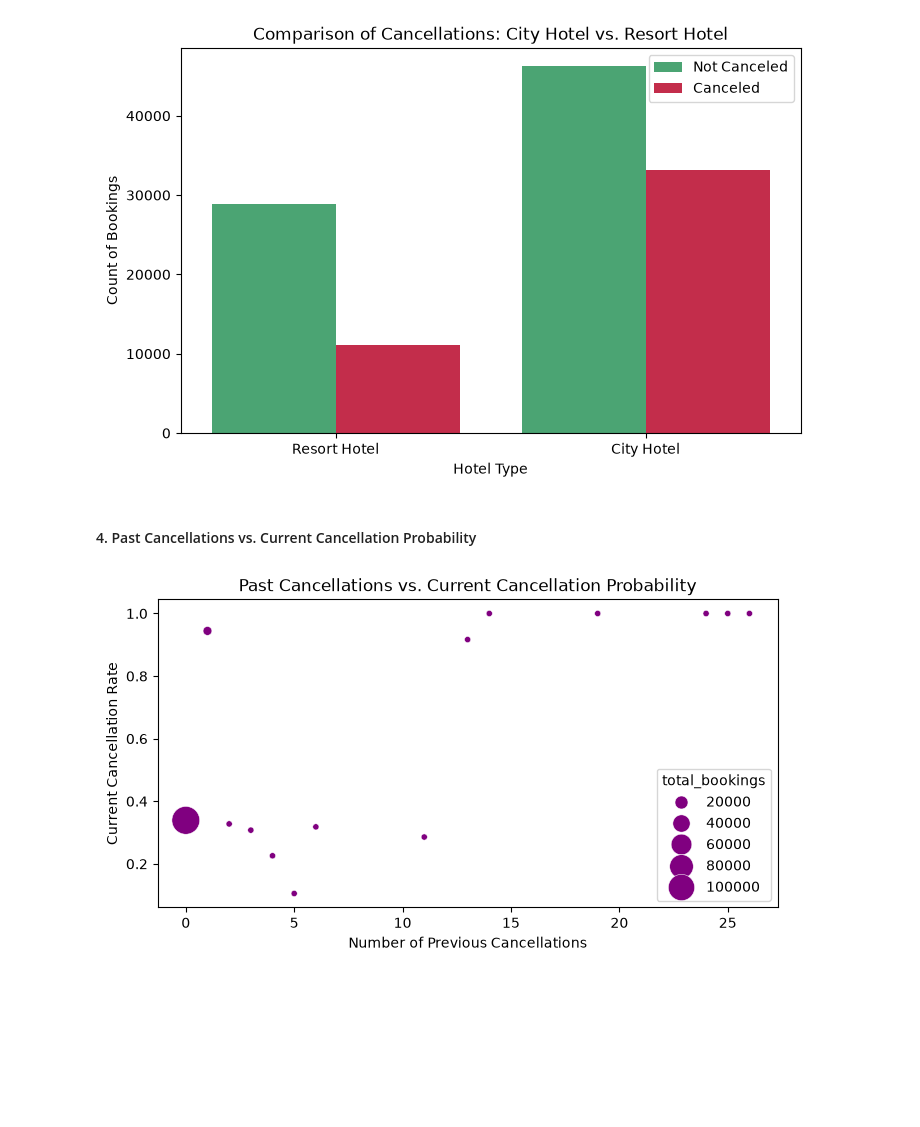
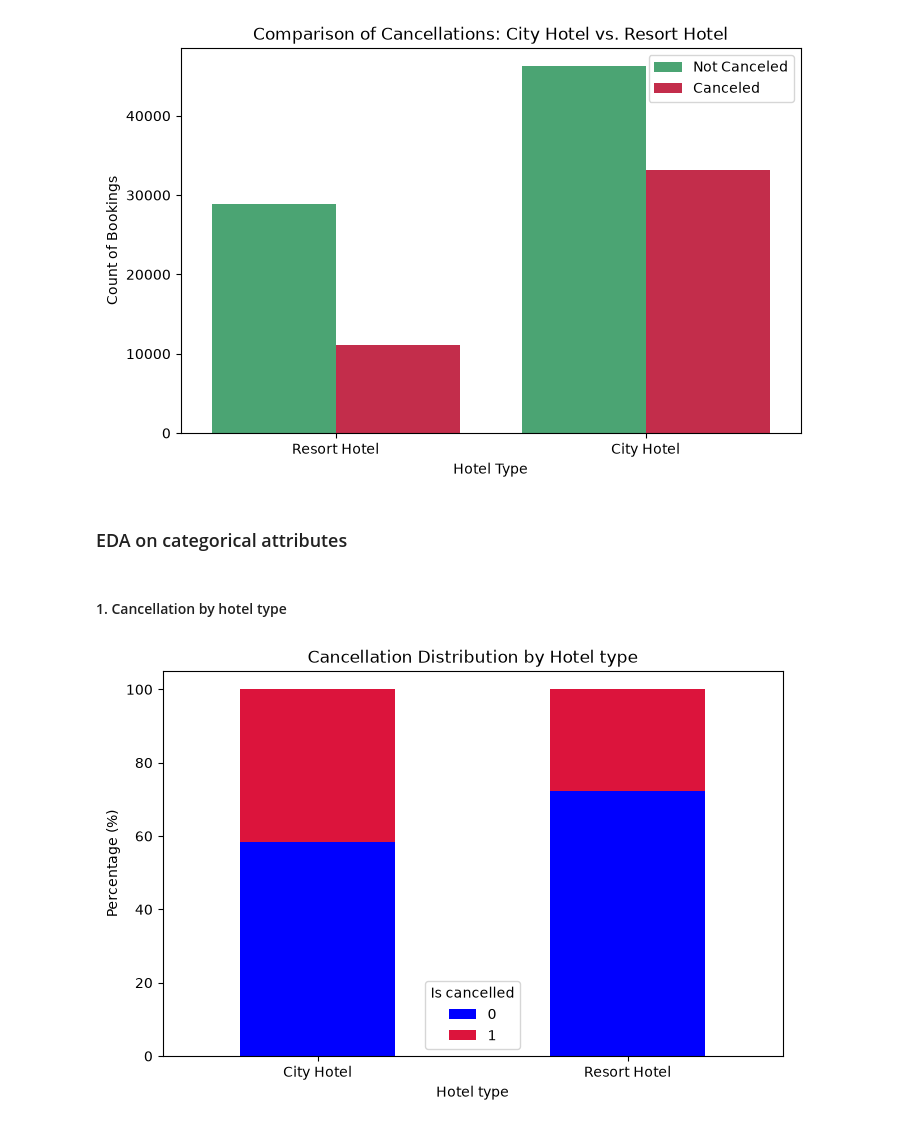
Before and after one commit to ravindutw/hotel-booking-cancellation-prediction, a Jupyter notebook: notebooks/EDA.ipynb, the cells around one changed output. Saved outputs shown, nothing was run; the diff lists cells and outputs as text; code cells hidden in the pictures; blank space fills up the shorter version.

Commit message:
Added preprocessing notebook and minor changes to EDA.

```diff
--- a/notebooks/EDA.ipynb
+++ b/notebooks/EDA.ipynb
@@ -8,7 +12,7 @@ import matplotlib.pyplot as plt
 # %%
 pd.set_option('display.max_columns', None)
 # %%
-df = pd.read_csv("/notebooks/ML/Hotel Booking Cancellation Prediction/datasets/hotel_bookings.csv")
+df = pd.read_csv("/notebooks/ML/Hotel Booking Cancellation Prediction/datasets/raw/hotel_bookings.csv")
 # %%
 df.head()
 # %% [output]
@@ -253,19 +257,19 @@ plt.legend(['Not Canceled', 'Canceled'])
 plt.show()
 # %% [output]
 [figure]
-# %% [markdown]
-#### 4. Past Cancellations vs. Current Cancellation Probability
-# %%
-history_df = df.groupby('previous_cancellations').agg(
-    total_bookings=('is_canceled', 'count'),
-    cancellation_rate=('is_canceled', 'mean')
-).reset_index()
-
-plt.figure(figsize=(8, 4))
-sns.scatterplot(data=history_df[history_df['total_bookings'] > 10], x='previous_cancellations', y='cancellation_rate', size='total_bookings', sizes=(20, 400), color='purple')
-plt.title("Past Cancellations vs. Current Cancellation Probability")
-plt.xlabel("Number of Previous Cancellations")
-plt.ylabel("Current Cancellation Rate")
-plt.show()
-# %% [output]
-[figure, removed]
+# %% [markdown]
+### EDA on categorical attributes
+# %% [markdown]
+#### 1. Cancellation by hotel type
+# %%
+crosstab_prop = pd.crosstab(df['hotel'], df['is_canceled'], normalize='index') * 100
+
+ax = crosstab_prop.plot(kind='bar', stacked=True, figsize=(8, 5), color=['blue', 'crimson'])
+plt.title("Cancellation Distribution by Hotel type")
+plt.ylabel("Percentage (%)")
+plt.xlabel("Hotel type")
+plt.xticks(rotation=0)
+plt.legend(title='Is cancelled')
+plt.show()
+# %% [output]
+[figure, added]
```
Also changed, not shown: parts of 12 cells of this notebook, 1 other file.
